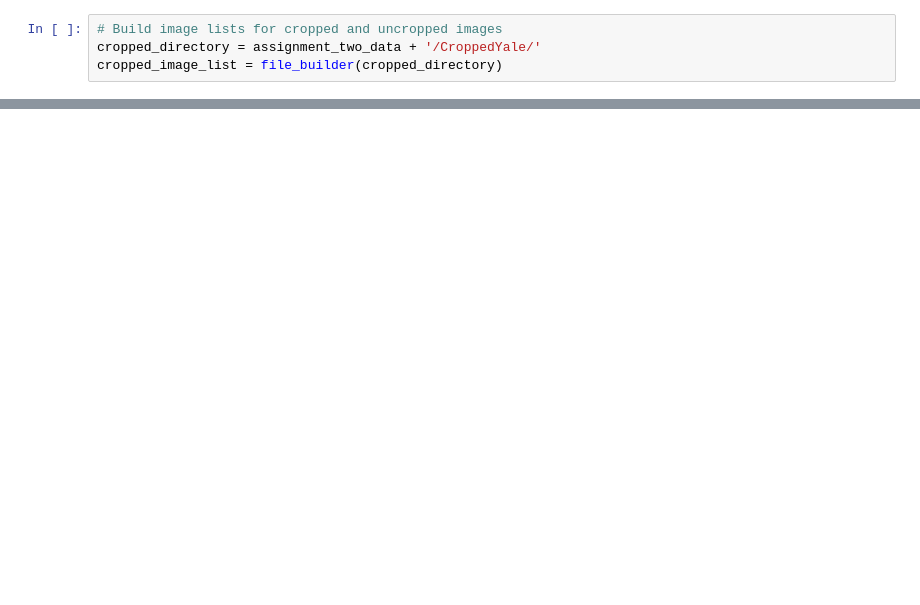
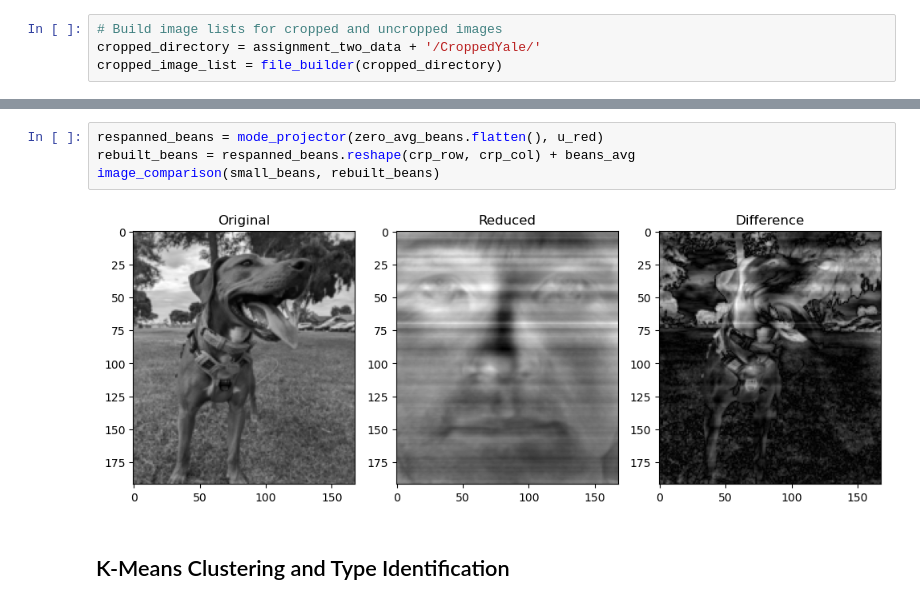
Before and after one commit to cwcurtis/MATH-596-Mathematical-Data-Science, a Jupyter notebook: Lecture_Notes/Applications_of_the_SVD_and_Cluster_Analysis.ipynb, the cells around one changed output, grey strips where cells are left out. Saved outputs shown, nothing was run; the diff lists cells and outputs as text; blank space fills up the shorter version.

```diff
--- a/Lecture_Notes/Applications_of_the_SVD_and_Cluster_Analysis.ipynb
+++ b/Lecture_Notes/Applications_of_the_SVD_and_Cluster_Analysis.ipynb
@@ -110,0 +81,8 @@ image_comparison(small_beans, rebuilt_beans)
+# %%
+respanned_beans = mode_projector(zero_avg_beans.flatten(), u_red)
+rebuilt_beans = respanned_beans.reshape(crp_row, crp_col) + beans_avg
+image_comparison(small_beans, rebuilt_beans)
+# %% [output]
+[figure, added]
+# %% [markdown]
+## K-Means Clustering and Type Identification
```
Also changed, not shown: parts of 18 cells of this notebook, 1 other file.
